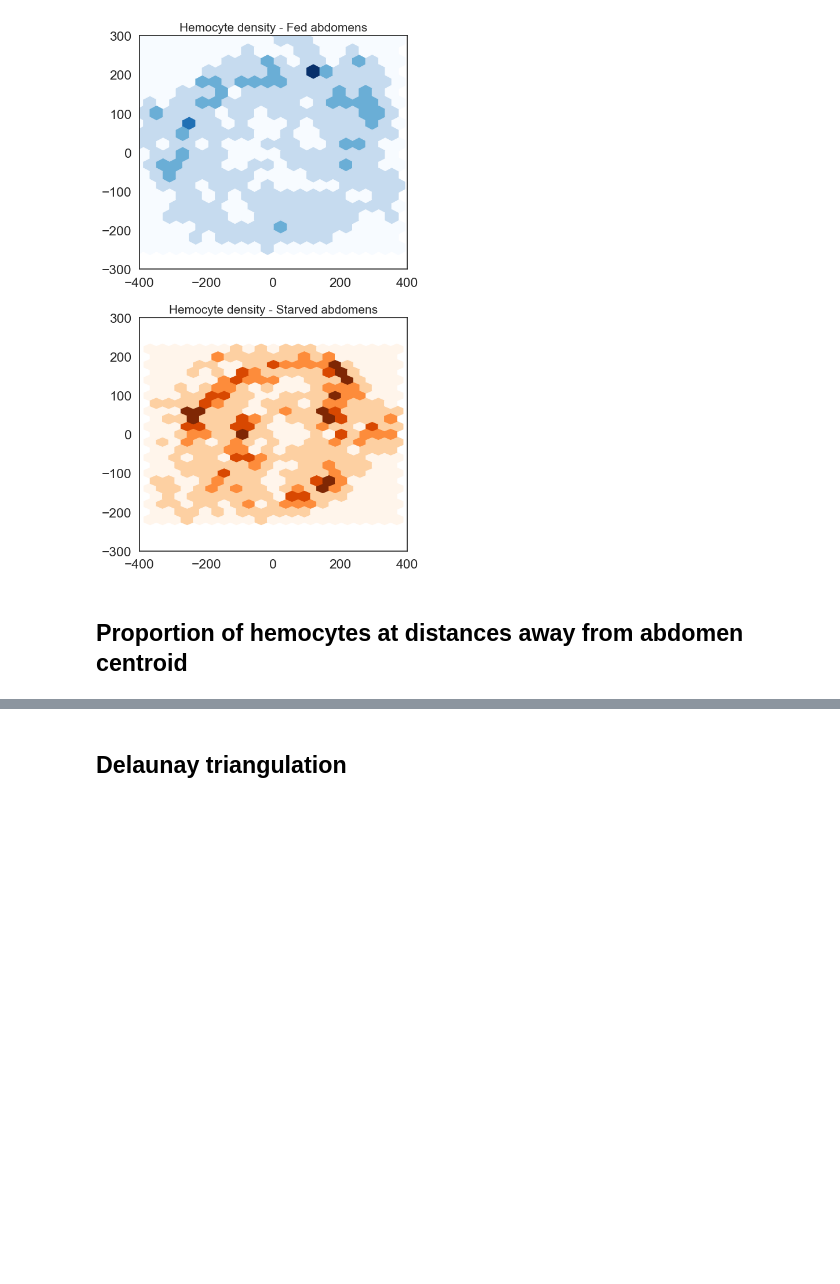
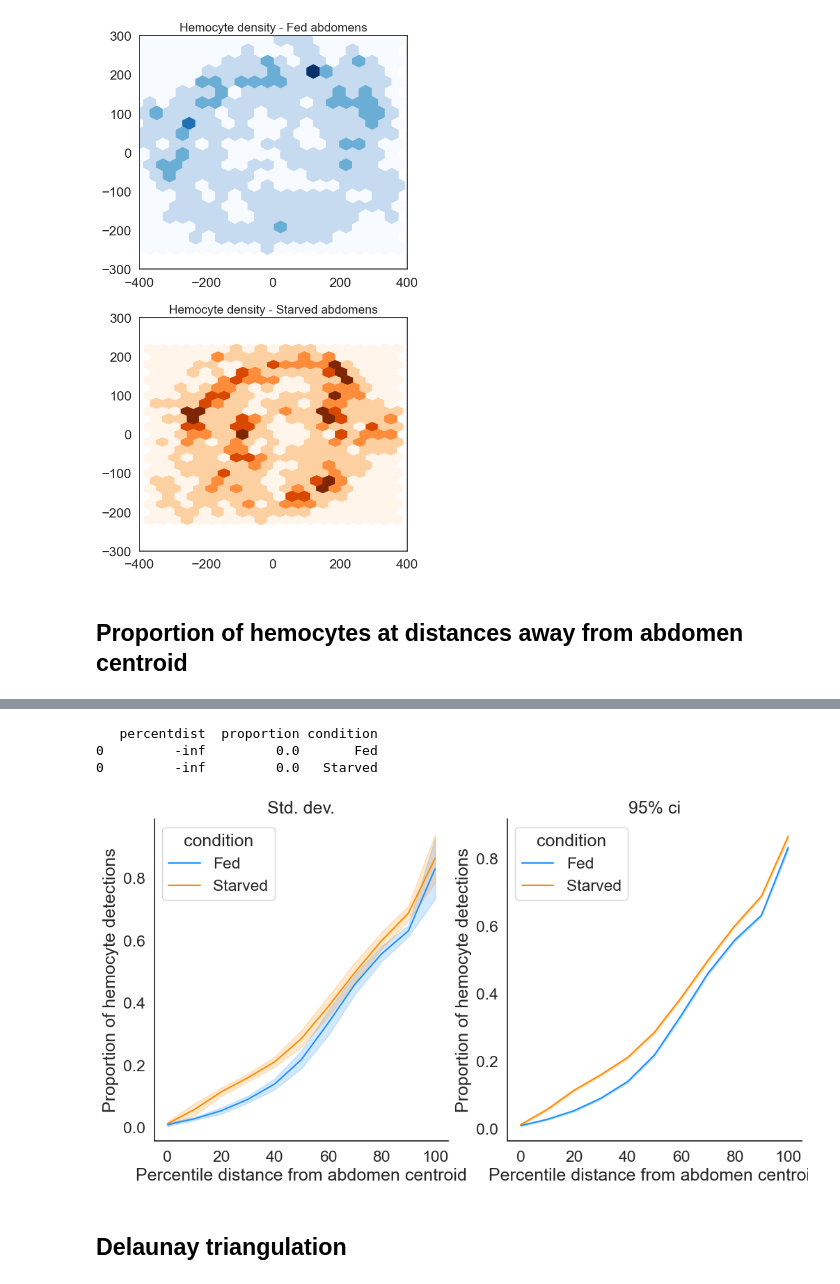
Before and after one commit to McCallLabBU/hemocyte_recruitment_image_quantification, a Jupyter notebook: code/exploratory_analysis_midsections.ipynb, the cells around one changed output, grey strips where cells are left out. Cells and saved outputs as stored; diff of their text form; code cells hidden in the pictures; blank space fills up the shorter version.

```diff
--- a/code/exploratory_analysis_midsections.ipynb
+++ b/code/exploratory_analysis_midsections.ipynb
@@ -455,3 +469,43 @@ fig.savefig(outputs.joinpath("proportion_percentile_distance_from_centroid.png")
+# %%
+from statsmodels.distributions.empirical_distribution import ECDF
+fed_percentile_distance = ECDF(hemocyte_coordinates[hemocyte_coordinates['condition']=="Fed"]['hemocyte_at_percentile_distance'])
+starved_percentile_distance = ECDF(hemocyte_coordinates[hemocyte_coordinates['condition']=="Starved"]['hemocyte_at_percentile_distance'])
+
+fed_percentile_distance_df = pd.DataFrame({'percentdist': fed_percentile_distance.x, 'proportion':fed_percentile_distance.y,
+                                           'condition':'Fed'})
+starved_percentile_distance_df = pd.DataFrame({'percentdist': starved_percentile_distance.x, 'proportion':starved_percentile_distance.y,
+                                           'condition':'Starved'
+
+})
+percentile_distance_df = pd.concat([fed_percentile_distance_df,starved_percentile_distance_df])
+print(percentile_distance_df[percentile_distance_df['percentdist']==-np.inf])
+percentile_distance_df.replace([np.inf, -np.inf], 0, inplace=True)
+percentile_distance_df.dropna(subset=["percentdist"], how="all", inplace=True)
+percentile_distance_df['percentdist_int'] = percentile_distance_df['percentdist'].astype('int64')
+
+fig, ax = plt.subplots(1,2,figsize=(12,6))
+sns.lineplot(
+    data=percentile_distance_df,
+    x="percentdist_int", y="proportion", errorbar="sd", hue="condition", palette=color_scheme, ax=ax[0],
+)
+sns.lineplot(
+    data=percentile_distance_df,
+    x="percentdist_int", y="proportion", errorbar="ci", ci=95, hue="condition", palette=color_scheme, ax=ax[1],
+)
+ax[0].set_xlabel("Percentile distance from abdomen centroid")
+ax[0].set_ylabel("Proportion of hemocyte detections")
+ax[1].set_xlabel("Percentile distance from abdomen centroid")
+ax[1].set_ylabel("Proportion of hemocyte detections")
+
+ax[0].set_title("Std. dev.")
+ax[1].set_title("95% ci")
+
+sns.despine(right=True)
+# %% [output]
+   percentdist  proportion condition
+0         -inf         0.0       Fed
+0         -inf         0.0   Starved
+[figure, added]
 # %% [markdown]
 ## Delaunay triangulation
 # %%
```
Also changed, not shown: parts of 5 cells of this notebook, 3 other files.
